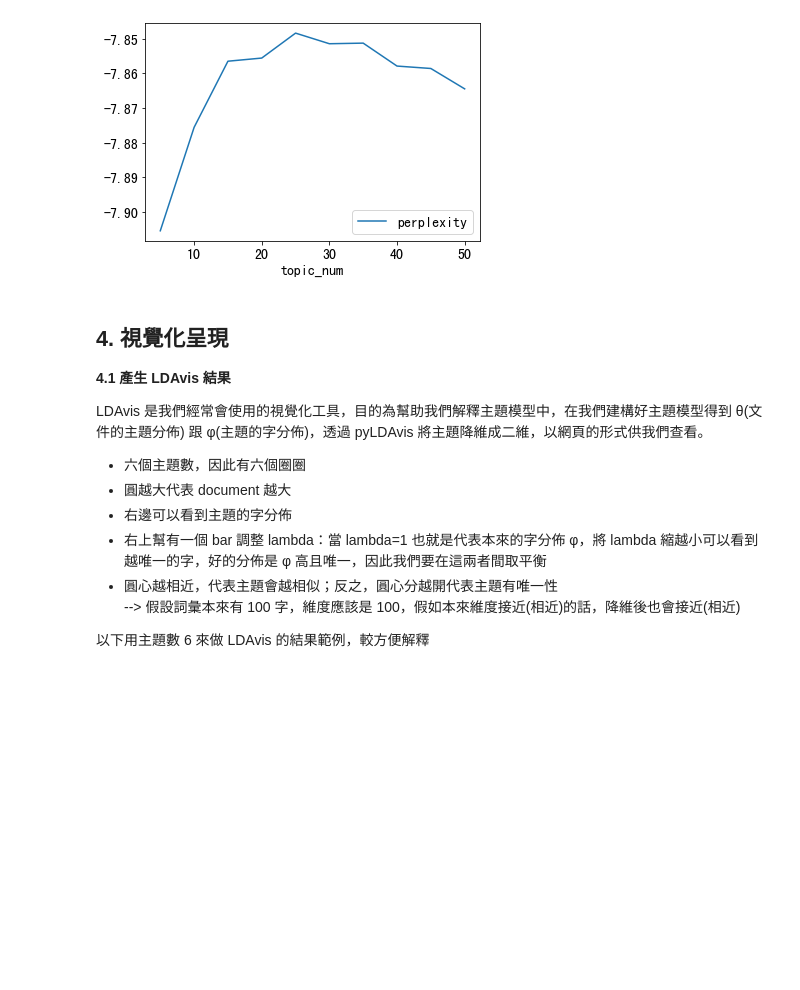
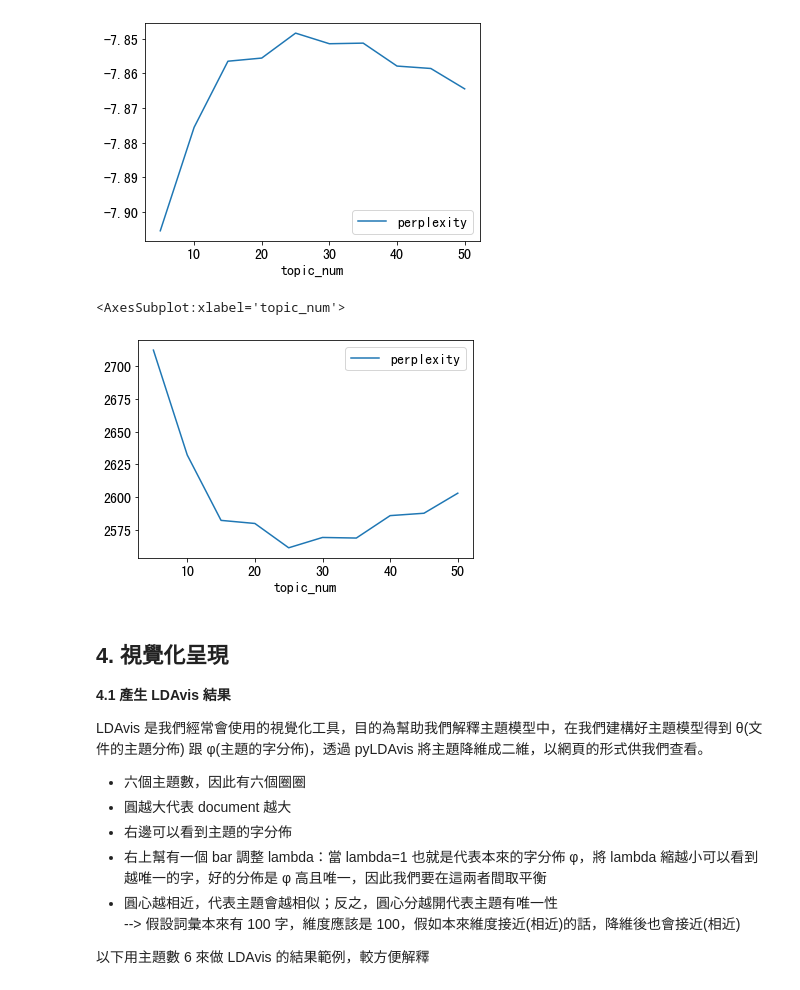
Before and after one commit to Text-Analytics-and-Retrieval/SMA_2021F, a Jupyter notebook: week12_topic_model/week12_en .ipynb, the cells around one changed output. Saved outputs shown, nothing was run; the diff lists cells and outputs as text; code cells hidden in the pictures; blank space fills up the shorter version.

Commit message:
perplexity

```diff
--- a/week12_topic_model/week12_en .ipynb
+++ b/week12_topic_model/week12_en .ipynb
@@ -316,14 +316,21 @@ for topic_num in topic_num_list:
         iterations=1000
     )
     tmp_perplexity = tmp_ldamodel.log_perplexity(corpus)
+    temp_skleran = np.exp(-1. * tmp_perplexity)
 
-    result.append({"topic_num": topic_num, "perplexity": tmp_perplexity})
+    result.append({"topic_num": topic_num, "perplexity": tmp_perplexity, "sklearn_perplexity":temp_skleran})
 # %%
 result = pd.DataFrame(result)
 result.plot.line(x='topic_num', y='perplexity', label='perplexity')
 # %% [output]
 <AxesSubplot:xlabel='topic_num'>
 [figure]
+# %%
+sklearn_plot = pd.DataFrame(result)
+sklearn_plot.plot.line(x='topic_num', y='sklearn_perplexity', label='perplexity')
+# %% [output]
+<AxesSubplot:xlabel='topic_num'>
+[figure, added]
 # %% [markdown]
 ## 4. 視覺化呈現
 
```
Also changed, not shown: parts of 4 cells of this notebook, 1 other file.
